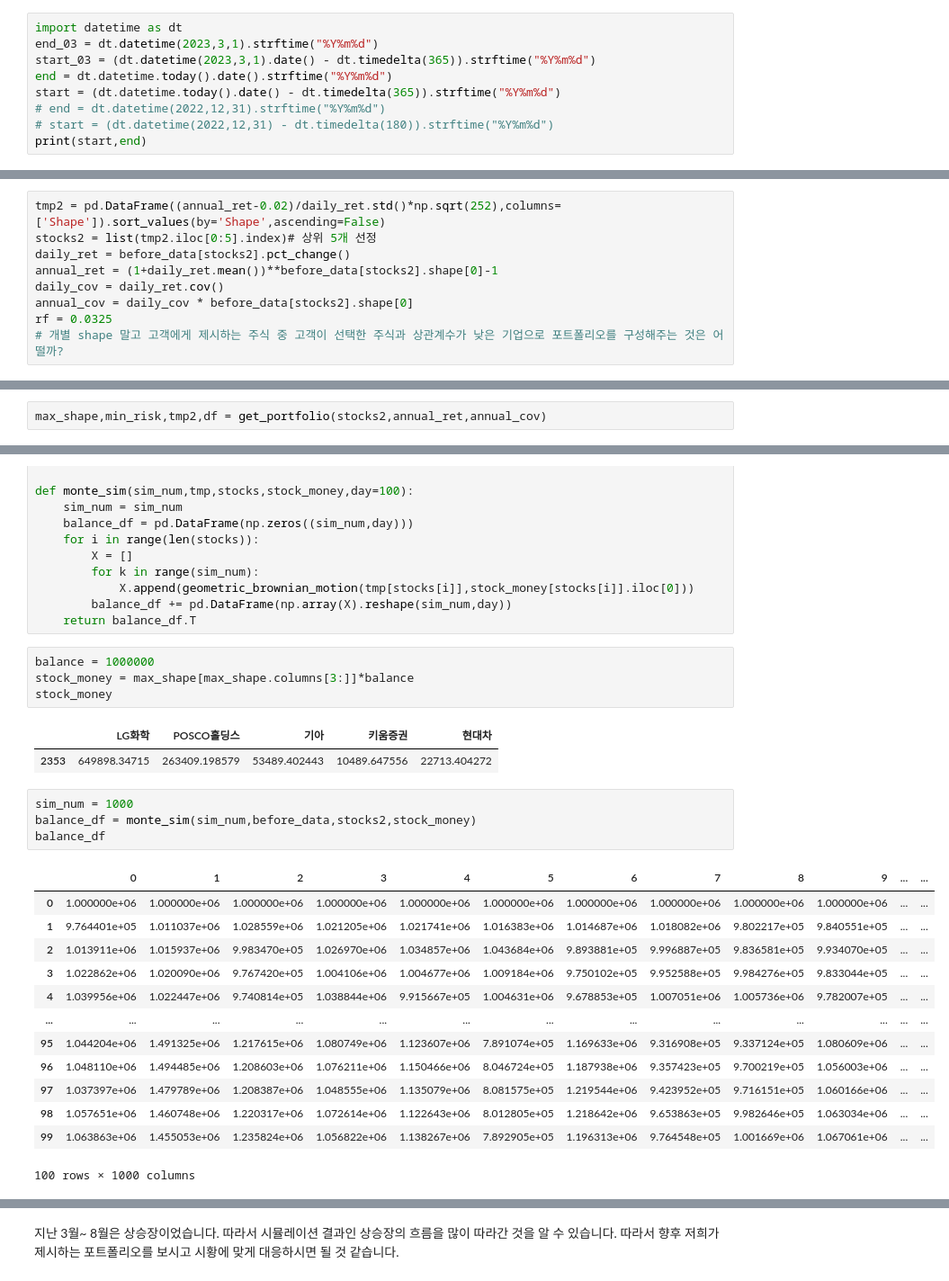
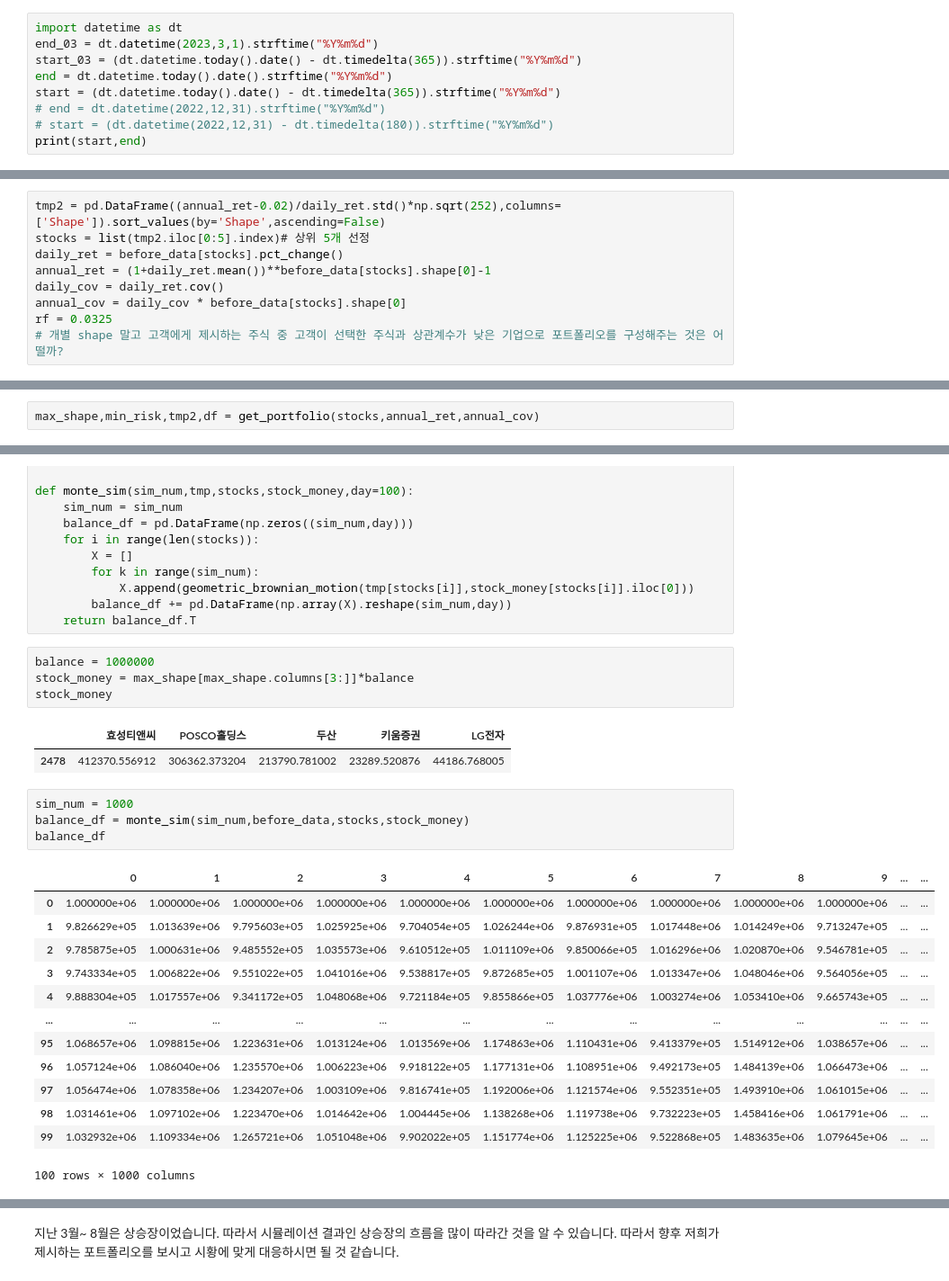
Before and after one commit to DanDanHeeWorld/to_upward, a Jupyter notebook: 포트폴리오구성+monte3.ipynb, the cells around one changed output, grey strips where cells are left out. Shown at 90% size. Cells and saved outputs as stored; diff of their text form.

```diff
--- a/포트폴리오구성+monte3.ipynb
+++ b/포트폴리오구성+monte3.ipynb
@@ -83,7 +40,7 @@ data.Code = padded_str_list
 # %%
 import datetime as dt
 end_03 = dt.datetime(2023,3,1).strftime("%Y%m%d")
-start_03 = (dt.datetime(2023,3,1).date() - dt.timedelta(365)).strftime("%Y%m%d")
+start_03 = (dt.datetime.today().date() - dt.timedelta(365)).strftime("%Y%m%d")
 end = dt.datetime.today().date().strftime("%Y%m%d")
 start = (dt.datetime.today().date() - dt.timedelta(365)).strftime("%Y%m%d")
 # end = dt.datetime(2022,12,31).strftime("%Y%m%d")
@@ -219,11 +154,11 @@ daily_cov = daily_ret.cov()
 annual_cov = daily_cov * before_data[stocks].shape[0]
 # %%
 tmp2 = pd.DataFrame((annual_ret-0.02)/daily_ret.std()*np.sqrt(252),columns= ['Shape']).sort_values(by='Shape',ascending=False)
-stocks2 = list(tmp2.iloc[0:5].index)# 상위 5개 선정
-daily_ret = before_data[stocks2].pct_change()
-annual_ret = (1+daily_ret.mean())**before_data[stocks2].shape[0]-1
+stocks = list(tmp2.iloc[0:5].index)# 상위 5개 선정
+daily_ret = before_data[stocks].pct_change()
+annual_ret = (1+daily_ret.mean())**before_data[stocks].shape[0]-1
 daily_cov = daily_ret.cov()
-annual_cov = daily_cov * before_data[stocks2].shape[0]
+annual_cov = daily_cov * before_data[stocks].shape[0]
 rf = 0.0325
 # 개별 shape 말고 고객에게 제시하는 주식 중 고객이 선택한 주식과 상관계수가 낮은 기업으로 포트폴리오를 구성해주는 것은 어떨까?
 # %%
@@ -293,4 +227,4 @@ def get_portfolio(stocks,annual_ret,annual_cov):
 
     return max_shape,min_risk,tmp2,df
 # %%
-max_shape,min_risk,tmp2,df = get_portfolio(stocks2,annual_ret,annual_cov)
+max_shape,min_risk,tmp2,df = get_portfolio(stocks,annual_ret,annual_cov)
@@ -427,23 +351,23 @@ balance = 1000000
 stock_money = max_shape[max_shape.columns[3:]]*balance
 stock_money
 # %% [output]
-|  | LG화학 | POSCO홀딩스 | 기아 | 키움증권 | 현대차 |
-| 2353 | 649898.34715 | 263409.198579 | 53489.402443 | 10489.647556 | 22713.404272 |
+|  | 효성티앤씨 | POSCO홀딩스 | 두산 | 키움증권 | LG전자 |
+| 2478 | 412370.556912 | 306362.373204 | 213790.781002 | 23289.520876 | 44186.768005 |
 # %%
 sim_num = 1000
-balance_df = monte_sim(sim_num,before_data,stocks2,stock_money)
+balance_df = monte_sim(sim_num,before_data,stocks,stock_money)
 balance_df
 # %% [output]
 |  | 0 | 1 | 2 | 3 | 4 | 5 | 6 | 7 | 8 | 9 | ... | ... |
 | 0 | 1.000000e+06 | 1.000000e+06 | 1.000000e+06 | 1.000000e+06 | 1.000000e+06 | 1.000000e+06 | 1.000000e+06 | 1.000000e+06 | 1.000000e+06 | 1.000000e+06 | ... | ... |
-| 1 | 9.764401e+05 | 1.011037e+06 | 1.028559e+06 | 1.021205e+06 | 1.021741e+06 | 1.016383e+06 | 1.014687e+06 | 1.018082e+06 | 9.802217e+05 | 9.840551e+05 | ... | ... |
-| 2 | 1.013911e+06 | 1.015937e+06 | 9.983470e+05 | 1.026970e+06 | 1.034857e+06 | 1.043684e+06 | 9.893881e+05 | 9.996887e+05 | 9.836581e+05 | 9.934070e+05 | ... | ... |
-| 3 | 1.022862e+06 | 1.020090e+06 | 9.767420e+05 | 1.004106e+06 | 1.004677e+06 | 1.009184e+06 | 9.750102e+05 | 9.952588e+05 | 9.984276e+05 | 9.833044e+05 | ... | ... |
-| 4 | 1.039956e+06 | 1.022447e+06 | 9.740814e+05 | 1.038844e+06 | 9.915667e+05 | 1.004631e+06 | 9.678853e+05 | 1.007051e+06 | 1.005736e+06 | 9.782007e+05 | ... | ... |
+| 1 | 9.826629e+05 | 1.013639e+06 | 9.795603e+05 | 1.025925e+06 | 9.704054e+05 | 1.026244e+06 | 9.876931e+05 | 1.017448e+06 | 1.014249e+06 | 9.713247e+05 | ... | ... |
+| 2 | 9.785875e+05 | 1.000631e+06 | 9.485552e+05 | 1.035573e+06 | 9.610512e+05 | 1.011109e+06 | 9.850066e+05 | 1.016296e+06 | 1.020870e+06 | 9.546781e+05 | ... | ... |
+| 3 | 9.743334e+05 | 1.006822e+06 | 9.551022e+05 | 1.041016e+06 | 9.538817e+05 | 9.872685e+05 | 1.001107e+06 | 1.013347e+06 | 1.048046e+06 | 9.564056e+05 | ... | ... |
+| 4 | 9.888304e+05 | 1.017557e+06 | 9.341172e+05 | 1.048068e+06 | 9.721184e+05 | 9.855866e+05 | 1.037776e+06 | 1.003274e+06 | 1.053410e+06 | 9.665743e+05 | ... | ... |
 | ... | ... | ... | ... | ... | ... | ... | ... | ... | ... | ... | ... | ... |
-| 95 | 1.044204e+06 | 1.491325e+06 | 1.217615e+06 | 1.080749e+06 | 1.123607e+06 | 7.891074e+05 | 1.169633e+06 | 9.316908e+05 | 9.337124e+05 | 1.080609e+06 | ... | ... |
-| 96 | 1.048110e+06 | 1.494485e+06 | 1.208603e+06 | 1.076211e+06 | 1.150466e+06 | 8.046724e+05 | 1.187938e+06 | 9.357423e+05 | 9.700219e+05 | 1.056003e+06 | ... | ... |
-| 97 | 1.037397e+06 | 1.479789e+06 | 1.208387e+06 | 1.048555e+06 | 1.135079e+06 | 8.081575e+05 | 1.219544e+06 | 9.423952e+05 | 9.716151e+05 | 1.060166e+06 | ... | ... |
-| 98 | 1.057651e+06 | 1.460748e+06 | 1.220317e+06 | 1.072614e+06 | 1.122643e+06 | 8.012805e+05 | 1.218642e+06 | 9.653863e+05 | 9.982646e+05 | 1.063034e+06 | ... | ... |
-| 99 | 1.063863e+06 | 1.455053e+06 | 1.235824e+06 | 1.056822e+06 | 1.138267e+06 | 7.892905e+05 | 1.196313e+06 | 9.764548e+05 | 1.001669e+06 | 1.067061e+06 | ... | ... |
+| 95 | 1.068657e+06 | 1.098815e+06 | 1.223631e+06 | 1.013124e+06 | 1.013569e+06 | 1.174863e+06 | 1.110431e+06 | 9.413379e+05 | 1.514912e+06 | 1.038657e+06 | ... | ... |
+| 96 | 1.057124e+06 | 1.086040e+06 | 1.235570e+06 | 1.006223e+06 | 9.918122e+05 | 1.177131e+06 | 1.108951e+06 | 9.492173e+05 | 1.484139e+06 | 1.066473e+06 | ... | ... |
+| 97 | 1.056474e+06 | 1.078358e+06 | 1.234207e+06 | 1.003109e+06 | 9.816741e+05 | 1.192006e+06 | 1.121574e+06 | 9.552351e+05 | 1.493910e+06 | 1.061015e+06 | ... | ... |
+| 98 | 1.031461e+06 | 1.097102e+06 | 1.223470e+06 | 1.014642e+06 | 1.004445e+06 | 1.138268e+06 | 1.119738e+06 | 9.732223e+05 | 1.458416e+06 | 1.061791e+06 | ... | ... |
+| 99 | 1.032932e+06 | 1.109334e+06 | 1.265721e+06 | 1.051048e+06 | 9.902022e+05 | 1.151774e+06 | 1.125225e+06 | 9.522868e+05 | 1.483635e+06 | 1.079645e+06 | ... | ... |
 100 rows × 1000 columns
```
Also changed, not shown: parts of 40 cells of this notebook.
